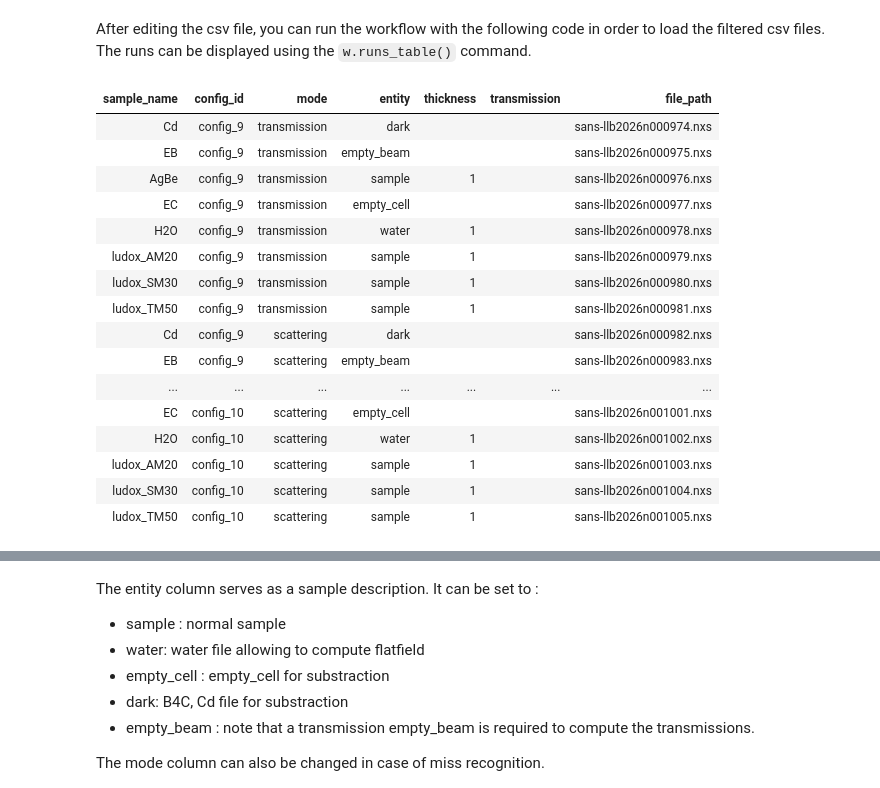
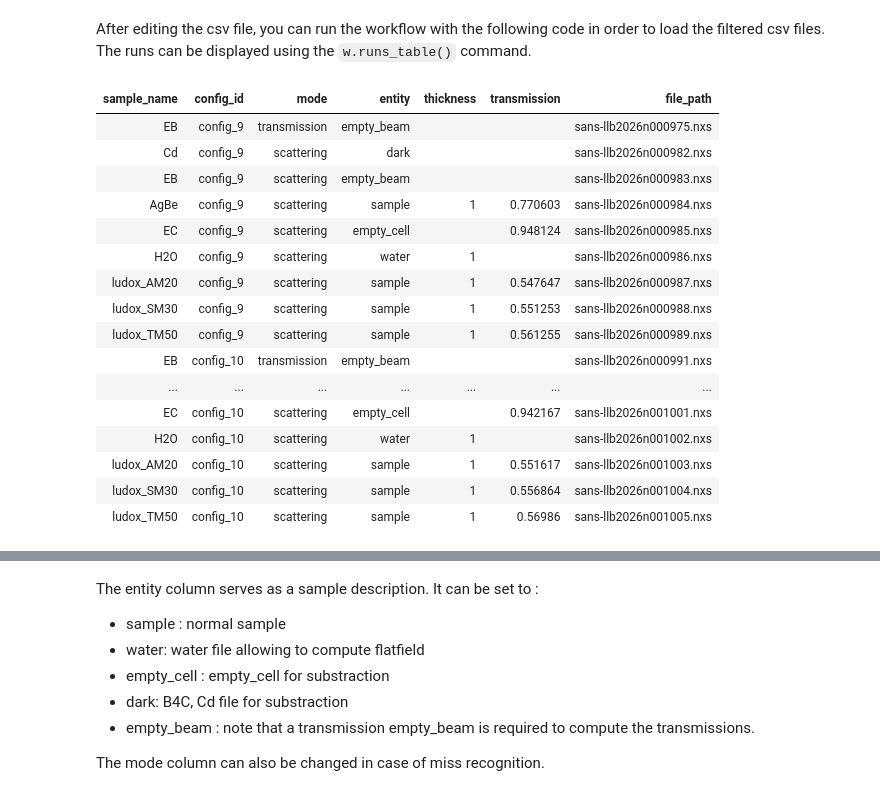
Before and after one commit to hibouchen/scarlet, a Jupyter notebook: notebooks/tutorial.ipynb, the cells around one changed output, grey strips where cells are left out. Drawn from its saved outputs; the diff is of its cells as text; code cells hidden in the pictures.

Commit message:
test with smi transparent bs OK

```diff
--- a/notebooks/tutorial.ipynb
+++ b/notebooks/tutorial.ipynb
@@ -27,7 +27,7 @@ Initialize the work flow context using the `initialize_workflow_context_from_raw
 w = initialize_workflow_context_from_raw_directory(
     RAW_DIR,
     instrument_name=INSTRUMENT_NAME,
-    transmission_strategy="opaque_beamstop",
+    transmission_strategy="semi_transparent_beamstop",
     output_dir=OUTPUT_DIR,
     overwrite=True,
 )
@@ -46,24 +46,24 @@ PosixPath('/home/achennev/python/scarlet/notebooks/runs_table.csv')
 # %% [markdown]
 After editing the csv file, you can run the workflow with the following code in order to load the filtered csv files. The runs can be displayed using the `w.runs_table()` command.
 # %%
-RUN_TABLE_CSV = 'runs_filtered.csv'
+RUN_TABLE_CSV = 'runs_bs_semi.csv'
 w.update_from_runs_table_csv(RUN_TABLE_CSV)
 w.runs_table()
 # %% [output]
 | sample_name | config_id | mode | entity | thickness | transmission | file_path |
-| Cd | config_9 | transmission | dark |  |  | sans-llb2026n000974.nxs |
 | EB | config_9 | transmission | empty_beam |  |  | sans-llb2026n000975.nxs |
-| AgBe | config_9 | transmission | sample | 1 |  | sans-llb2026n000976.nxs |
-| EC | config_9 | transmission | empty_cell |  |  | sans-llb2026n000977.nxs |
-| H2O | config_9 | transmission | water | 1 |  | sans-llb2026n000978.nxs |
-| ludox_AM20 | config_9 | transmission | sample | 1 |  | sans-llb2026n000979.nxs |
-| ludox_SM30 | config_9 | transmission | sample | 1 |  | sans-llb2026n000980.nxs |
-| ludox_TM50 | config_9 | transmission | sample | 1 |  | sans-llb2026n000981.nxs |
 | Cd | config_9 | scattering | dark |  |  | sans-llb2026n000982.nxs |
 | EB | config_9 | scattering | empty_beam |  |  | sans-llb2026n000983.nxs |
+| AgBe | config_9 | scattering | sample | 1 | 0.770603 | sans-llb2026n000984.nxs |
+| EC | config_9 | scattering | empty_cell |  | 0.948124 | sans-llb2026n000985.nxs |
+| H2O | config_9 | scattering | water | 1 |  | sans-llb2026n000986.nxs |
+| ludox_AM20 | config_9 | scattering | sample | 1 | 0.547647 | sans-llb2026n000987.nxs |
+| ludox_SM30 | config_9 | scattering | sample | 1 | 0.551253 | sans-llb2026n000988.nxs |
+| ludox_TM50 | config_9 | scattering | sample | 1 | 0.561255 | sans-llb2026n000989.nxs |
+| EB | config_10 | transmission | empty_beam |  |  | sans-llb2026n000991.nxs |
 | ... | ... | ... | ... | ... | ... | ... |
-| EC | config_10 | scattering | empty_cell |  |  | sans-llb2026n001001.nxs |
+| EC | config_10 | scattering | empty_cell |  | 0.942167 | sans-llb2026n001001.nxs |
 | H2O | config_10 | scattering | water | 1 |  | sans-llb2026n001002.nxs |
-| ludox_AM20 | config_10 | scattering | sample | 1 |  | sans-llb2026n001003.nxs |
-| ludox_SM30 | config_10 | scattering | sample | 1 |  | sans-llb2026n001004.nxs |
-| ludox_TM50 | config_10 | scattering | sample | 1 |  | sans-llb2026n001005.nxs |
+| ludox_AM20 | config_10 | scattering | sample | 1 | 0.551617 | sans-llb2026n001003.nxs |
+| ludox_SM30 | config_10 | scattering | sample | 1 | 0.556864 | sans-llb2026n001004.nxs |
+| ludox_TM50 | config_10 | scattering | sample | 1 | 0.56986 | sans-llb2026n001005.nxs |
```
Also changed, not shown: parts of 9 cells of this notebook, 3 other files.
